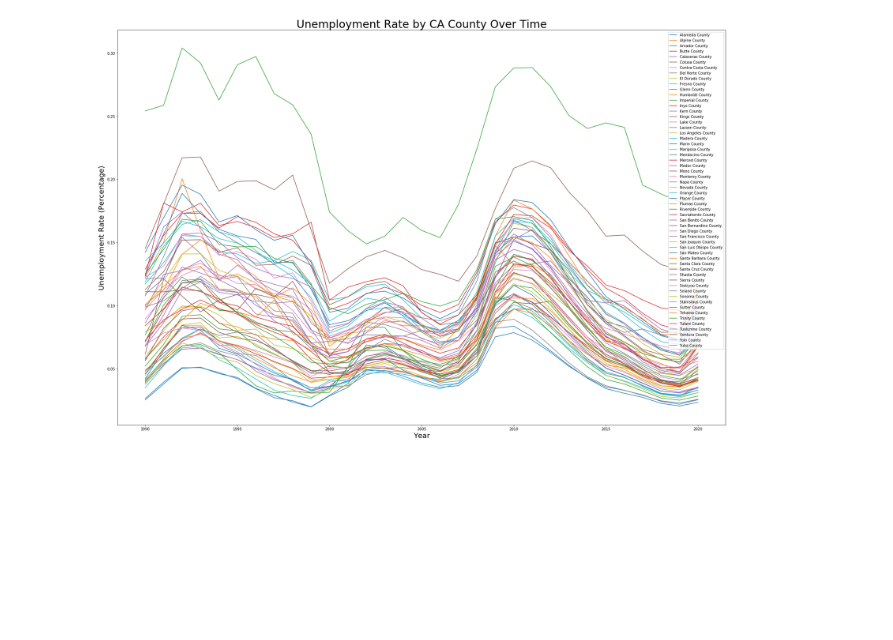
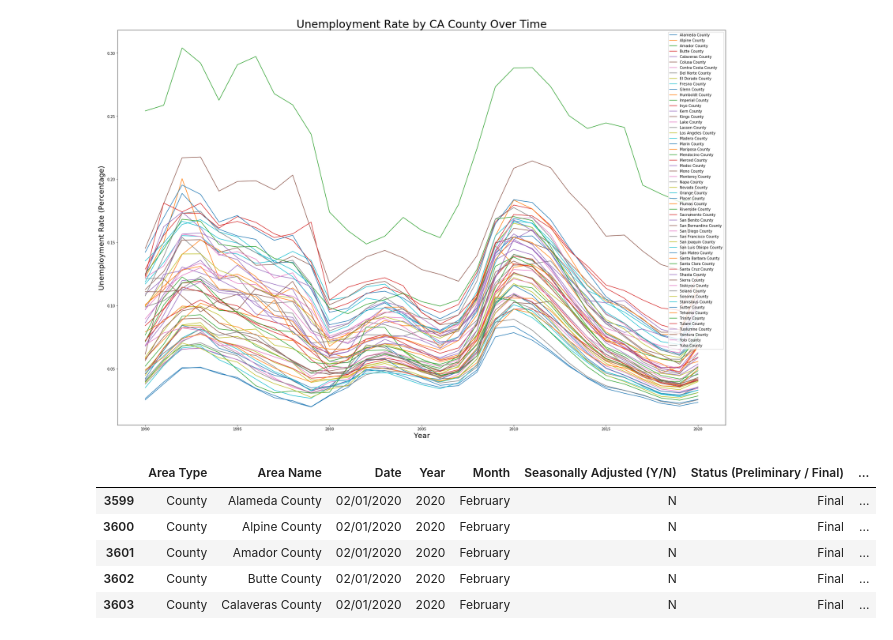
Before and after one commit to huntersapienza/California-Unemployment-Data, a Jupyter notebook: California Unemployment Data.ipynb, the cells around one changed output. Cells and saved outputs as stored; diff of their text form; code cells hidden in the pictures; blank space fills up the shorter version.

```diff
--- a/California Unemployment Data.ipynb
+++ b/California Unemployment Data.ipynb
@@ -248,0 +252,9 @@ plt.show()
+# %%
+feb_2020.head()
+# %% [output]
+|  | Area Type | Area Name | Date | Year | Month | Seasonally Adjusted (Y/N) | Status (Preliminary / Final) | ... |
+| 3599 | County | Alameda County | 02/01/2020 | 2020 | February | N | Final | ... |
+| 3600 | County | Alpine County | 02/01/2020 | 2020 | February | N | Final | ... |
+| 3601 | County | Amador County | 02/01/2020 | 2020 | February | N | Final | ... |
+| 3602 | County | Butte County | 02/01/2020 | 2020 | February | N | Final | ... |
+| 3603 | County | Calaveras County | 02/01/2020 | 2020 | February | N | Final | ... |
```
Also changed, not shown: parts of 5 cells of this notebook.
